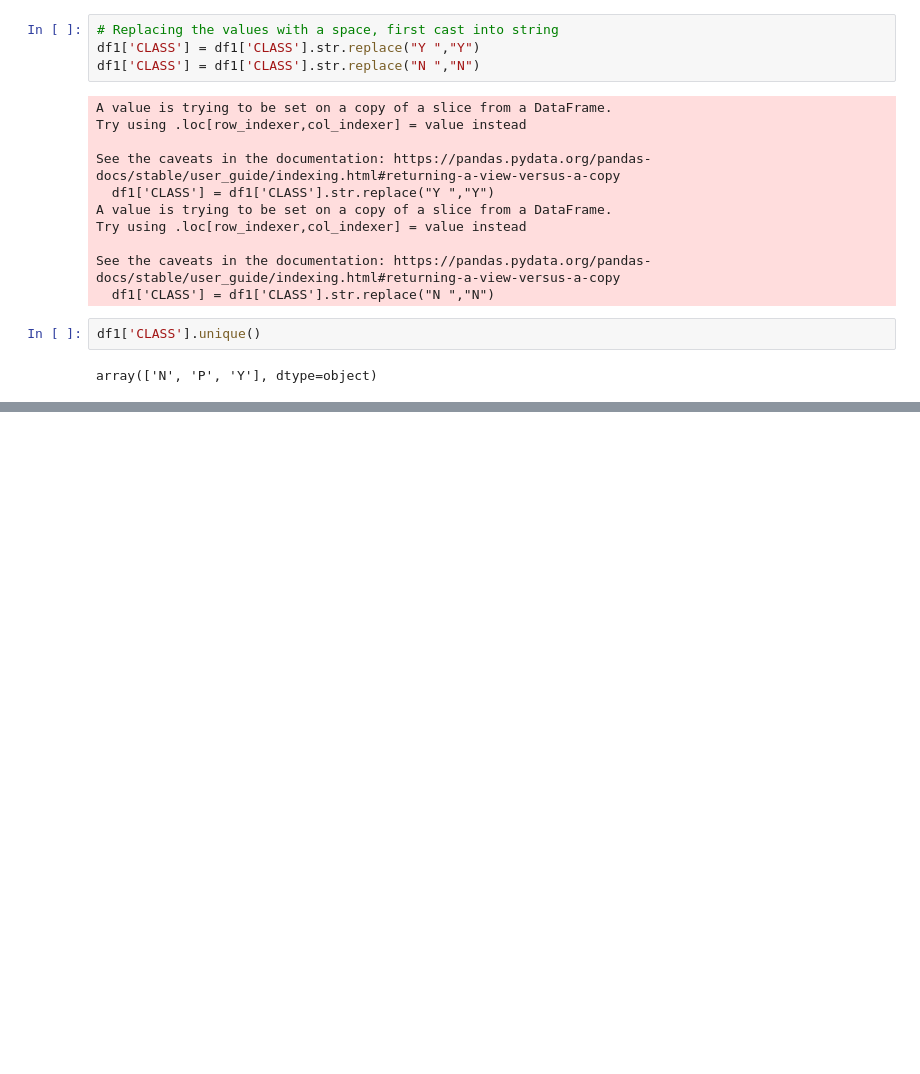
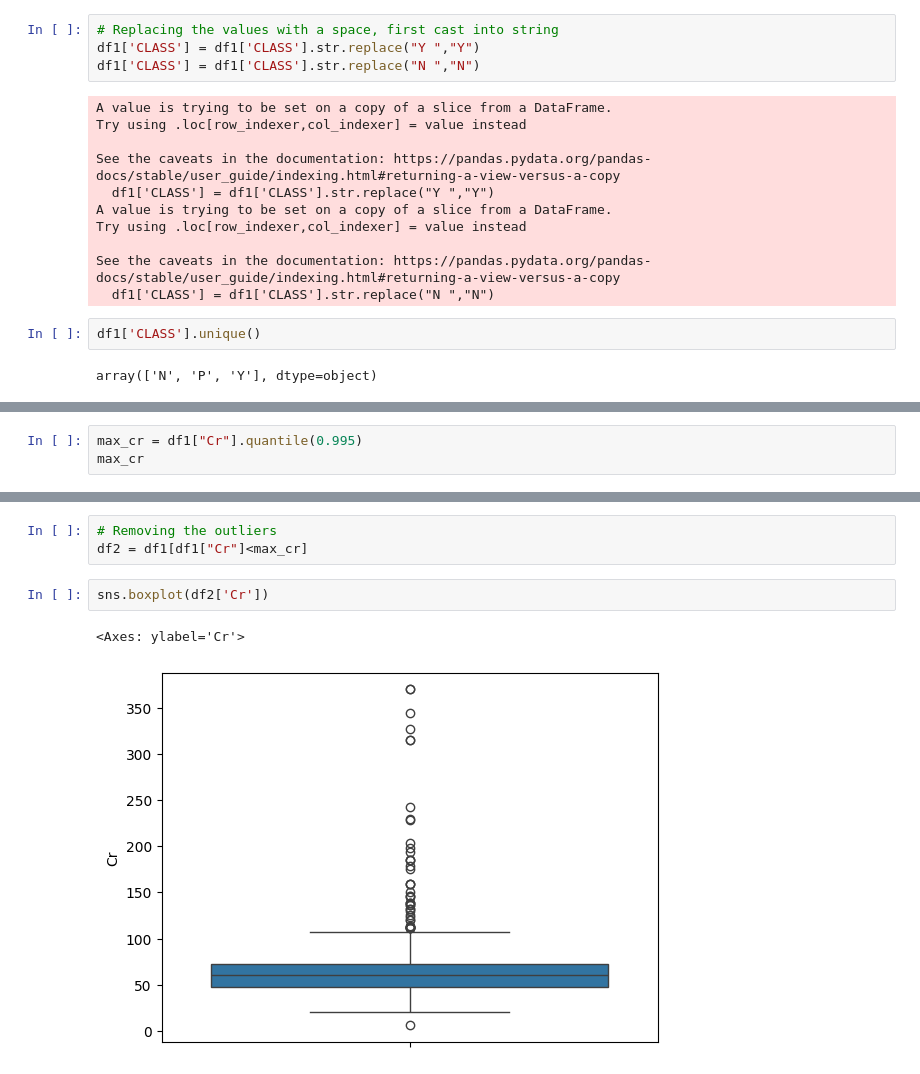
Before and after one commit to farCompSci/Learning-Jupyter, a Jupyter notebook: Data Manipulations.ipynb, the cells around one changed output, grey strips where cells are left out. Drawn from its saved outputs; the diff is of its cells as text; blank space fills up the shorter version.

```diff
--- a/Data Manipulations.ipynb
+++ b/Data Manipulations.ipynb
@@ -247,0 +273,3 @@ array(['N', 'P', 'Y'], dtype=object)
+# %%
+max_cr = df1["Cr"].quantile(0.995)
+max_cr
@@ -247,0 +287,8 @@ array(['N', 'P', 'Y'], dtype=object)
+# %%
+# Removing the outliers
+df2 = df1[df1["Cr"]<max_cr]
+# %%
+sns.boxplot(df2['Cr'])
+# %% [output]
+<Axes: ylabel='Cr'>
+[figure, added]
```
Also changed, not shown: parts of 7 cells of this notebook.
